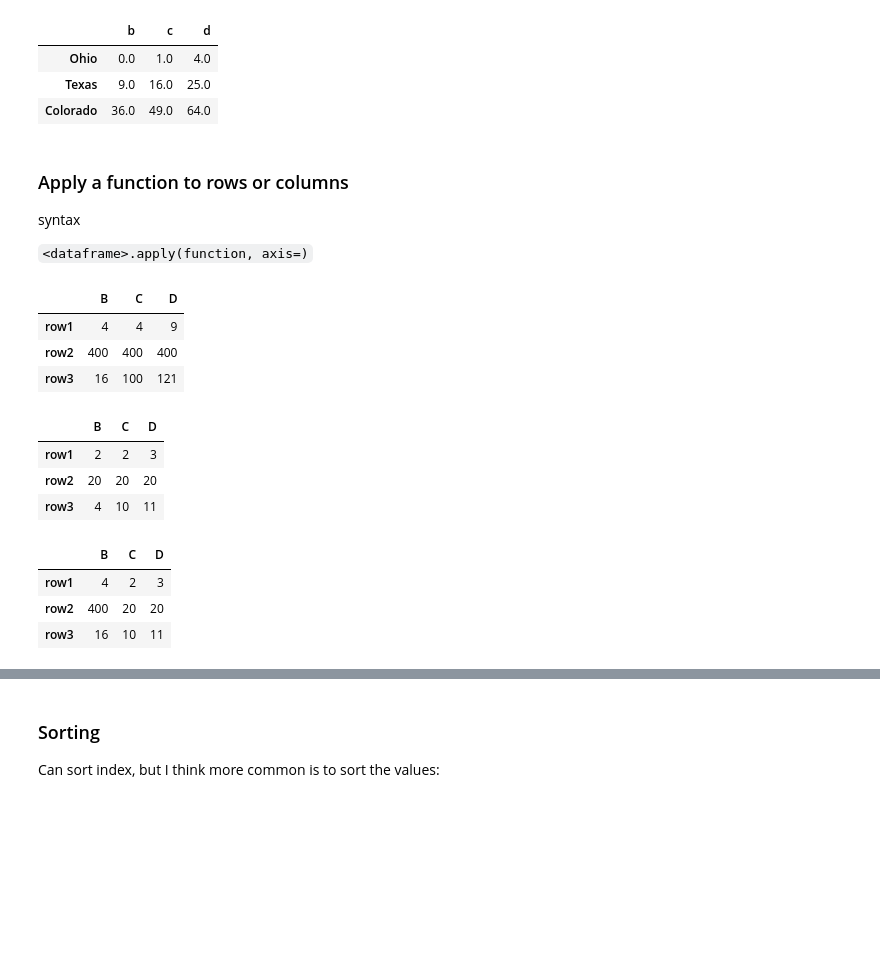
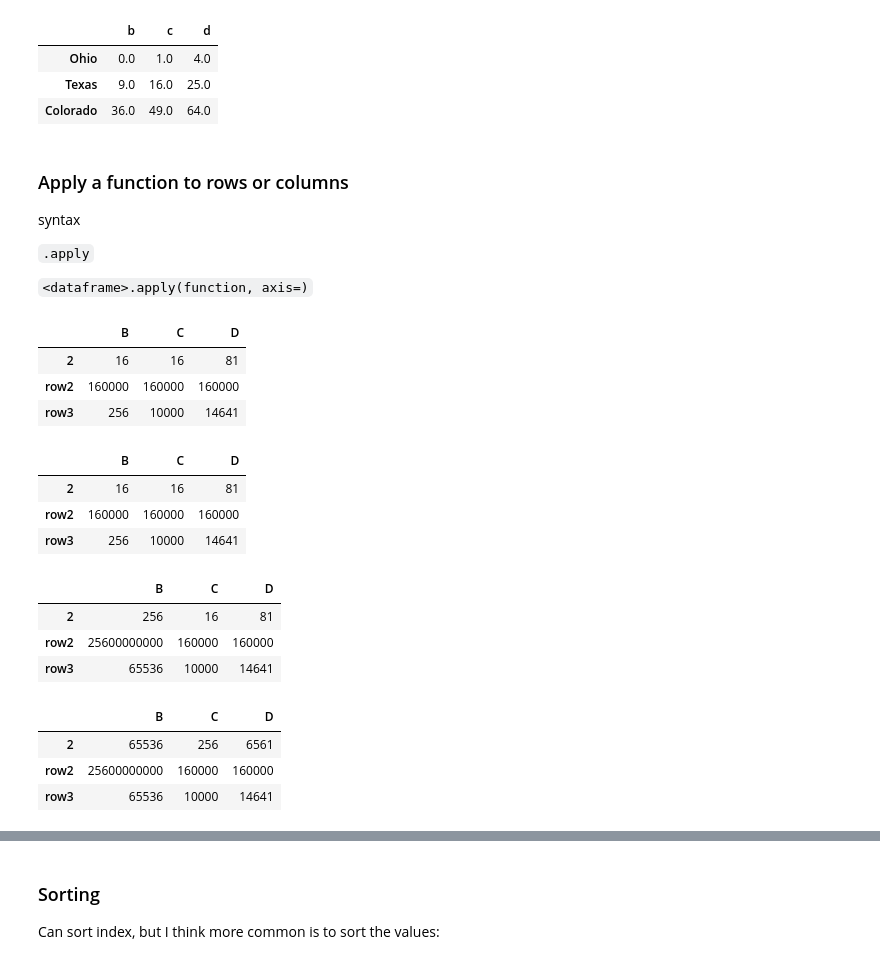
Before and after one commit to morey-ow/cs2521-summer2023, a Jupyter notebook: chapter10notes_day2.ipynb, the cells around one changed output, grey strips where cells are left out. Saved outputs shown, nothing was run; the diff lists cells and outputs as text; code cells hidden in the pictures; blank space fills up the shorter version.

```diff
--- a/chapter10notes_day2.ipynb
+++ b/chapter10notes_day2.ipynb
@@ -23,7 +23,7 @@ print(matrix)
  [ 4  5  6  7]
  [ 8  9 10 11]]
 # %%
-df=pd.DataFrame(matrix, columns=['A', 'B', 'C', 'D'], index=['row1', 'row2', 'row3'])
+df=pd.DataFrame(matrix, columns=['A', 'B', 'C', 'D'], index=[2, 'row2', 'row3'])
 # %%
 df
 # %% [output]
@@ -217,24 +252,27 @@ np.square(df1)  #vectorized numpy operations accept dataframes as input
 
 syntax
 
+`.apply`
+
 `<dataframe>.apply(function, axis=)`
 # %%
 def my_function(x):
     return x**2
 
-df.apply(my_function)
+df=df.apply(my_function)
+df
 # %% [output]
 |  | B | C | D |
-| row1 | 4 | 4 | 9 |
-| row2 | 400 | 400 | 400 |
-| row3 | 16 | 100 | 121 |
+| 2 | 16 | 16 | 81 |
+| row2 | 160000 | 160000 | 160000 |
+| row3 | 256 | 10000 | 14641 |
 # %%
 df
 # %% [output]
 |  | B | C | D |
-| row1 | 2 | 2 | 3 |
-| row2 | 20 | 20 | 20 |
-| row3 | 4 | 10 | 11 |
+| 2 | 16 | 16 | 81 |
+| row2 | 160000 | 160000 | 160000 |
+| row3 | 256 | 10000 | 14641 |
 # %%
 #replace just column B with it entries squares
 df['B']=df['B'].apply(my_function)
@@ -242,7 +280,7 @@ df['B']=df['B'].apply(my_function)
 df
 # %% [output]
 |  | B | C | D |
-| row1 | 4 | 2 | 3 |
-| row2 | 400 | 20 | 20 |
-| row3 | 16 | 10 | 11 |
+| 2 | 256 | 16 | 81 |
+| row2 | 25600000000 | 160000 | 160000 |
+| row3 | 65536 | 10000 | 14641 |
 # %%
@@ -249,0 +288,7 @@ df.loc['row1']=df.loc['row1'].apply(my_function)
+# %%
+df
+# %% [output]
+|  | B | C | D |
+| 2 | 65536 | 256 | 6561 |
+| row2 | 25600000000 | 160000 | 160000 |
+| row3 | 65536 | 10000 | 14641 |
```
Also changed, not shown: parts of 54 cells of this notebook.
